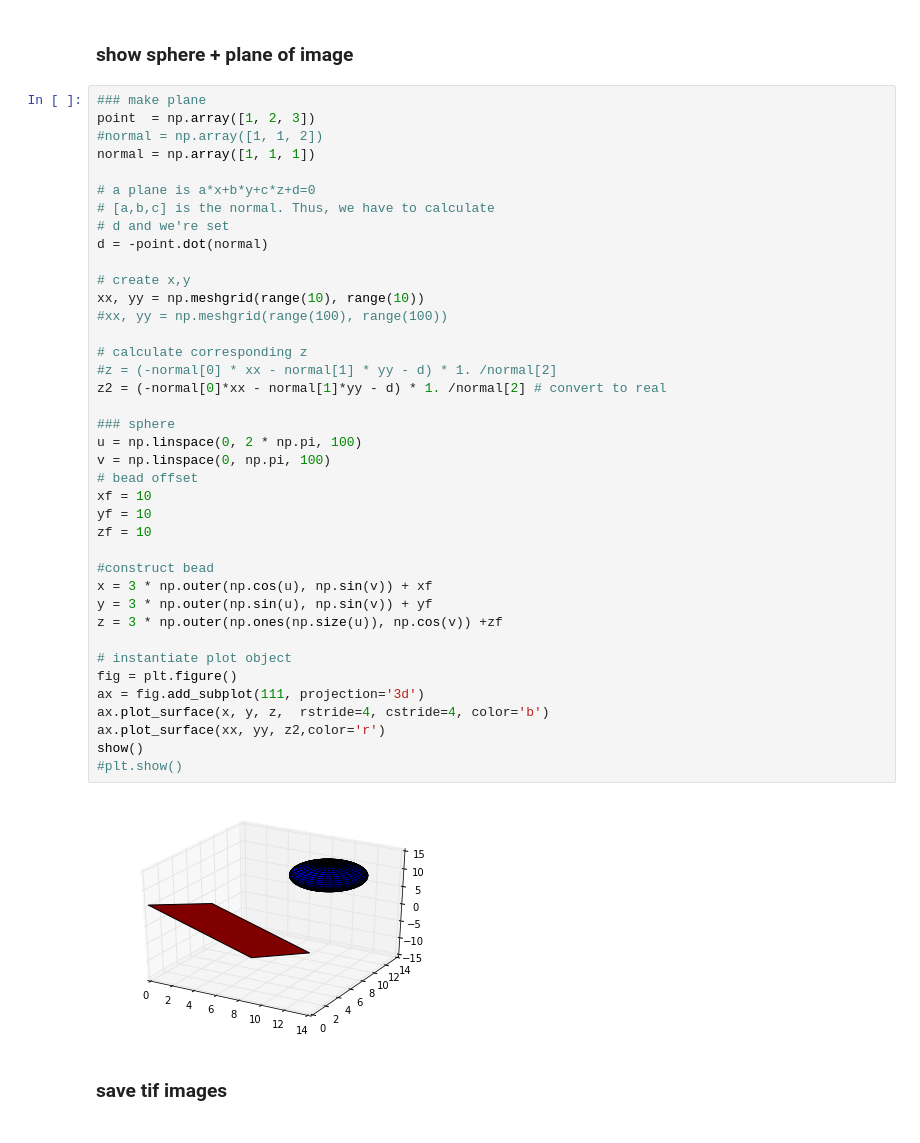
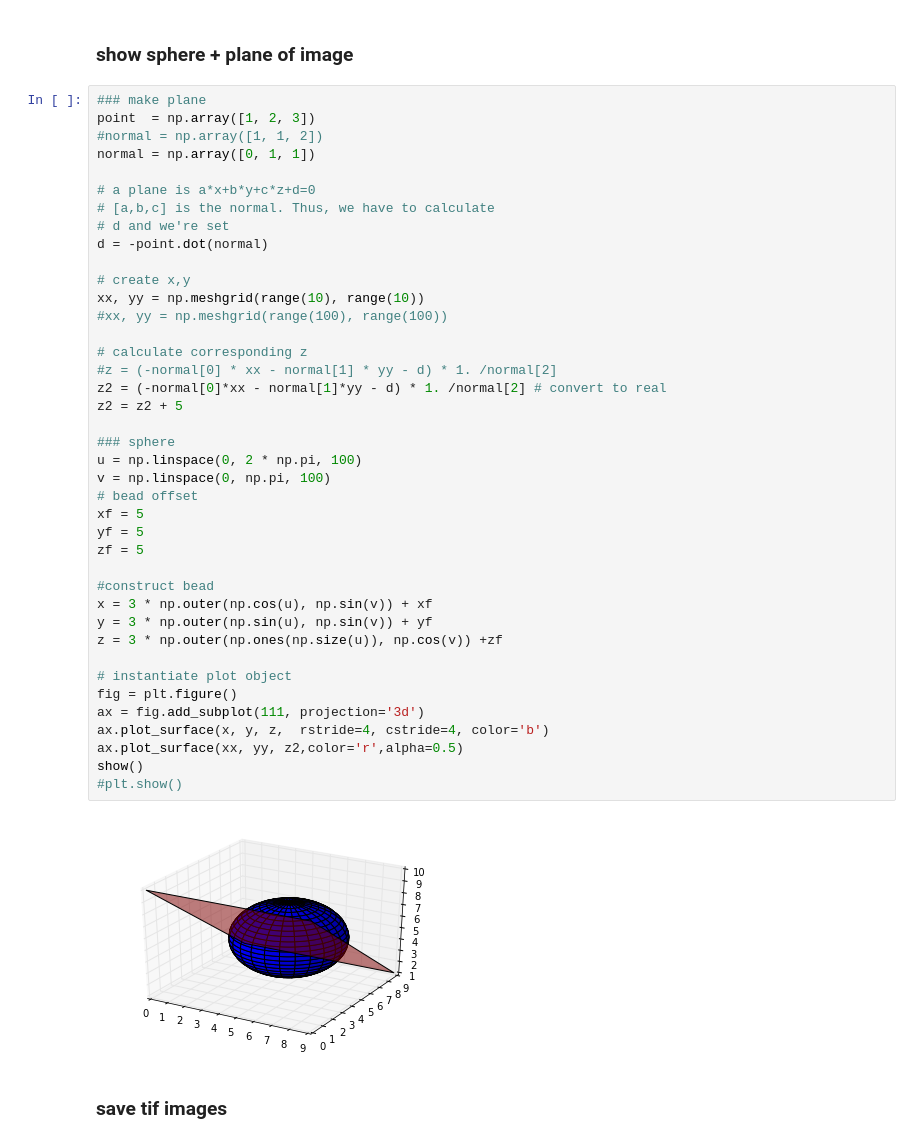
Before and after one commit to lhogstrom/ThornsInRoses, a Jupyter notebook: SPIM_simulation/surface_sphere_3d.ipynb, the cells around one changed output. Drawn from its saved outputs; the diff is of its cells as text.

```diff
--- a/SPIM_simulation/surface_sphere_3d.ipynb
+++ b/SPIM_simulation/surface_sphere_3d.ipynb
@@ -111,42 +143,43 @@ show()
 ### make plane
 point  = np.array([1, 2, 3])
 #normal = np.array([1, 1, 2])
-normal = np.array([1, 1, 1])
+normal = np.array([0, 1, 1])
 
 # a plane is a*x+b*y+c*z+d=0
 # [a,b,c] is the normal. Thus, we have to calculate
 # d and we're set
 d = -point.dot(normal)
 
 # create x,y
 xx, yy = np.meshgrid(range(10), range(10))
 #xx, yy = np.meshgrid(range(100), range(100))
 
 # calculate corresponding z
 #z = (-normal[0] * xx - normal[1] * yy - d) * 1. /normal[2]
 z2 = (-normal[0]*xx - normal[1]*yy - d) * 1. /normal[2] # convert to real
+z2 = z2 + 5
 
 ### sphere
 u = np.linspace(0, 2 * np.pi, 100)
 v = np.linspace(0, np.pi, 100)
 # bead offset
-xf = 10
-yf = 10
-zf = 10
+xf = 5
+yf = 5
+zf = 5
 
 #construct bead
 x = 3 * np.outer(np.cos(u), np.sin(v)) + xf
 y = 3 * np.outer(np.sin(u), np.sin(v)) + yf
 z = 3 * np.outer(np.ones(np.size(u)), np.cos(v)) +zf
 
 # instantiate plot object
 fig = plt.figure()
 ax = fig.add_subplot(111, projection='3d')
 ax.plot_surface(x, y, z,  rstride=4, cstride=4, color='b')
-ax.plot_surface(xx, yy, z2,color='r')
+ax.plot_surface(xx, yy, z2,color='r',alpha=0.5)
 show()
 #plt.show()
 # %% [output]
-[figure, old version]
+[figure, new version]
 # %% [markdown]
 ### save tif images ###
```
Also changed, not shown: parts of 5 cells of this notebook.
